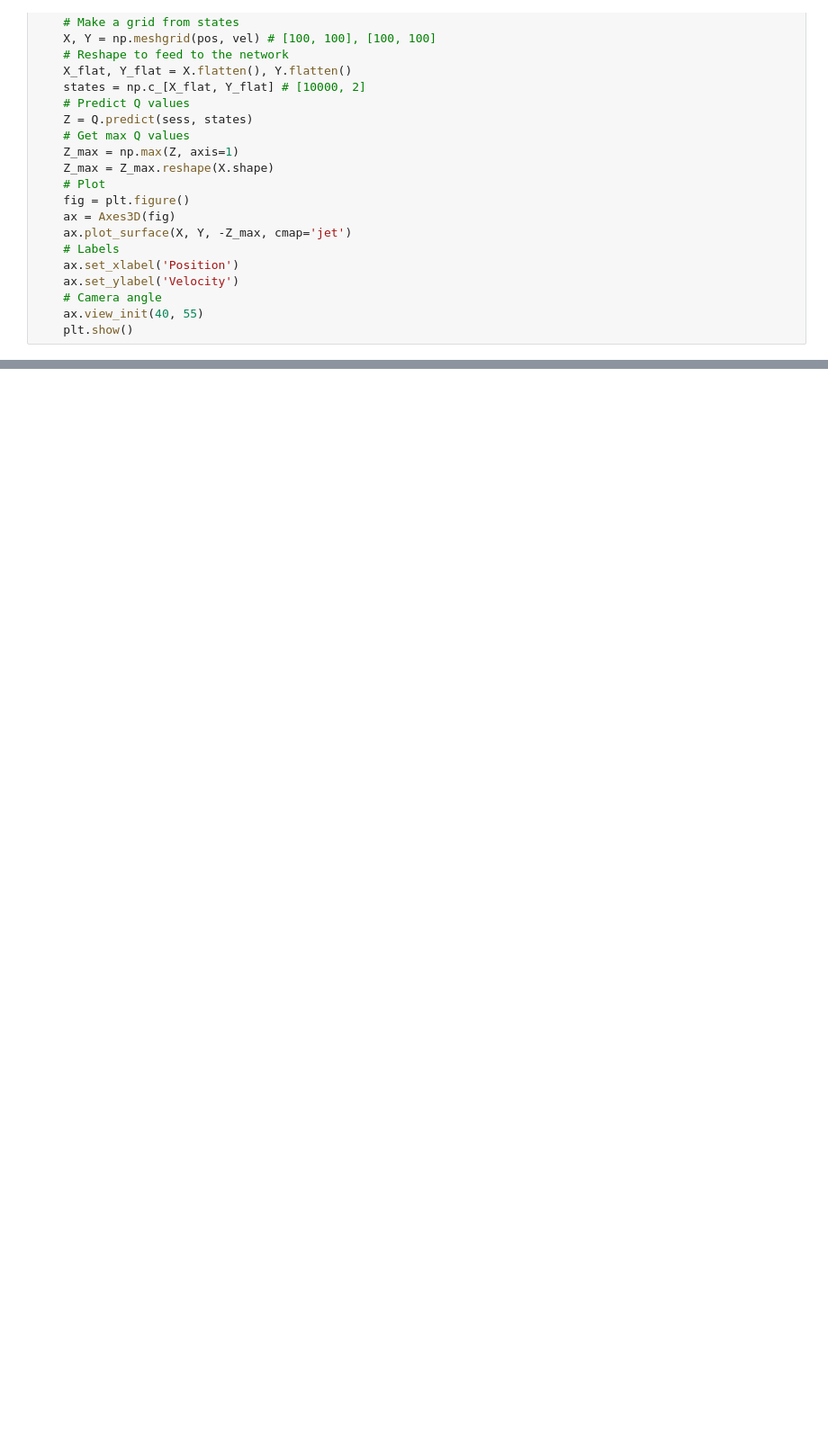
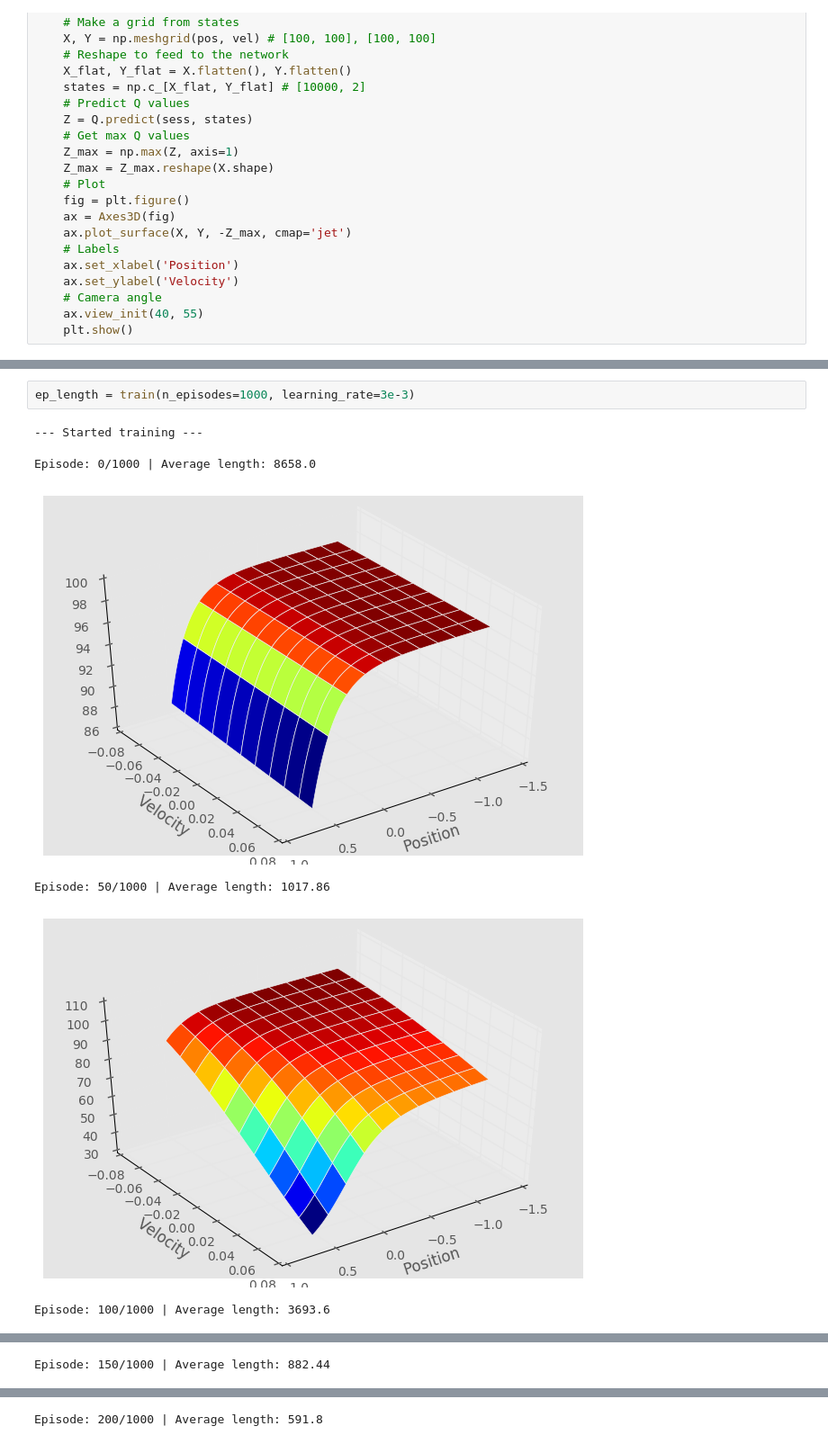
Before and after one commit to lgvaz/learning_rl, a Jupyter notebook: mountain_car/SARSA.ipynb, the cells around one changed output, grey strips where cells are left out. Shown at 90% size. Drawn from its saved outputs; the diff is of its cells as text; blank space fills up the shorter version.

```diff
--- a/mountain_car/SARSA.ipynb
+++ b/mountain_car/SARSA.ipynb
@@ -199,0 +191,9 @@ Episode: 250/500 | Average length: 443.92
+# %%
+ep_length = train(n_episodes=1000, learning_rate=3e-3)
+# %% [output]
+--- Started training ---
+Episode: 0/1000 | Average length: 8658.0
+[figure, added]
+Episode: 50/1000 | Average length: 1017.86
+[figure, added]
+Episode: 100/1000 | Average length: 3693.6
@@ -199,0 +201 @@ Episode: 250/500 | Average length: 443.92
+Episode: 150/1000 | Average length: 882.44
@@ -199,0 +203 @@ Episode: 250/500 | Average length: 443.92
+Episode: 200/1000 | Average length: 591.8
```
Also changed, not shown: parts of 9 cells of this notebook.
